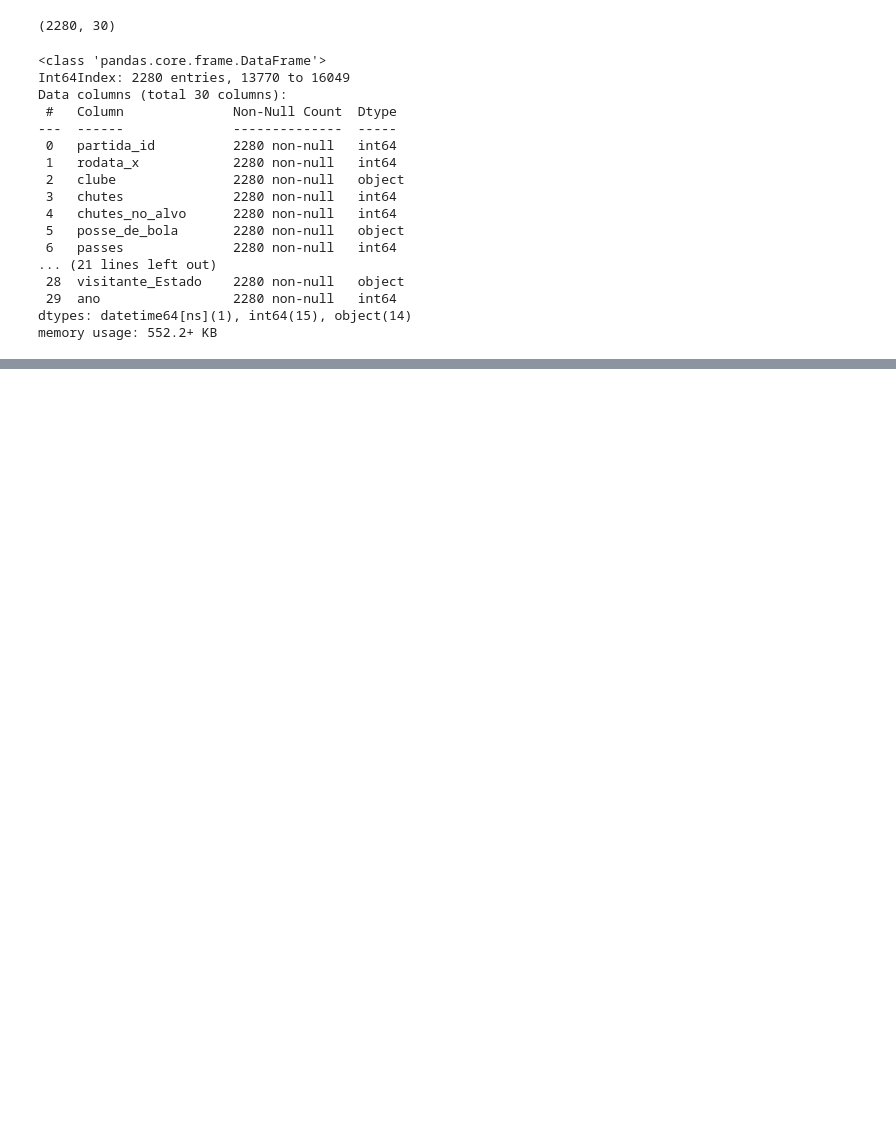
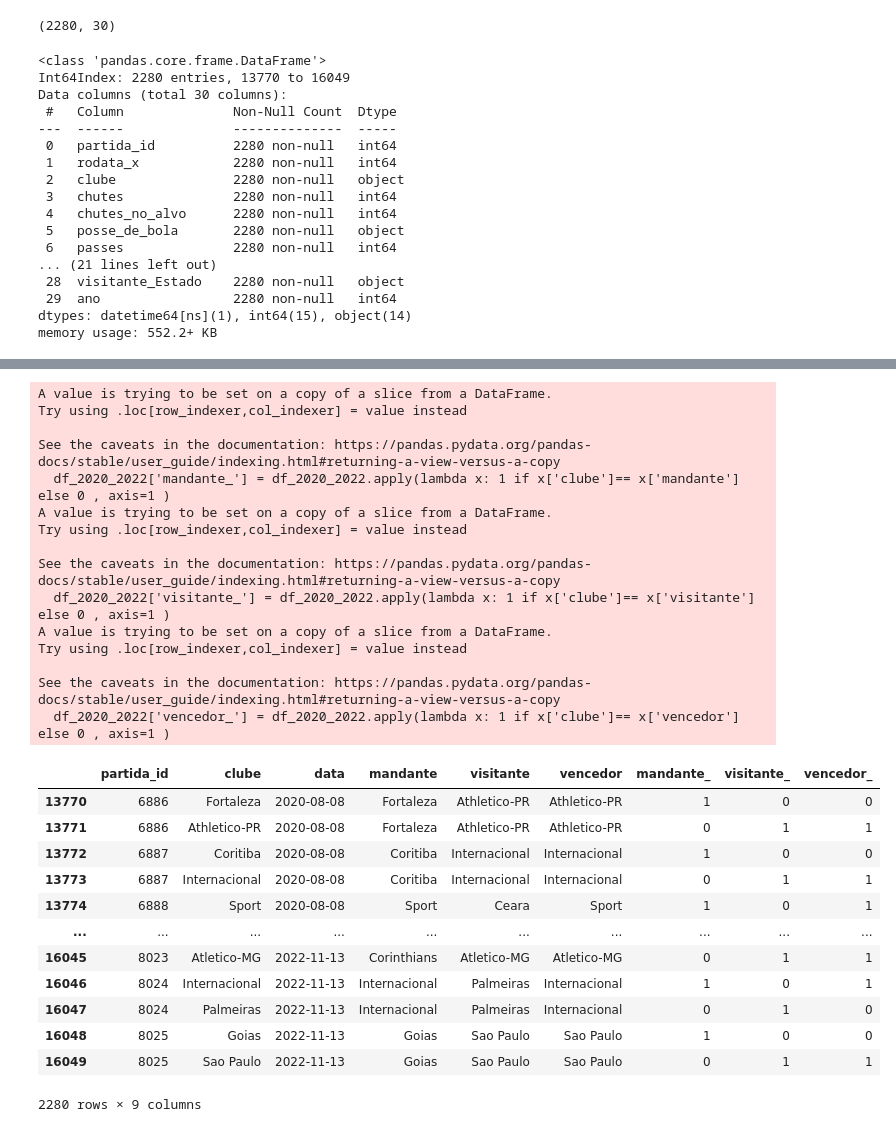
Before and after one commit to vbddinho/puc_minas_machine, a Jupyter notebook: plano3.ipynb, the cells around one changed output, grey strips where cells are left out. Saved outputs shown, nothing was run; the diff lists cells and outputs as text; code cells hidden in the pictures; blank space fills up the shorter version.

```diff
--- a/plano3.ipynb
+++ b/plano3.ipynb
@@ -126,0 +151,42 @@ array([2020, 2021, 2022])
+# %%
+#df_2020_2022.loc[(df_2020_2022['mandante']==df_2020_2022['clube']),'mandante_']=0
+def SetMandanteVisitante(clube,mandante):
+  if (clube == mandante):
+    return 1
+  else:
+    return 0
+
+df_2020_2022['mandante_'] = df_2020_2022.apply(lambda x: 1 if x['clube']== x['mandante'] else 0 , axis=1 )
+df_2020_2022['visitante_'] = df_2020_2022.apply(lambda x: 1 if x['clube']== x['visitante'] else 0 , axis=1 )
+df_2020_2022['vencedor_'] = df_2020_2022.apply(lambda x: 1 if x['clube']== x['vencedor'] else 0 , axis=1 )
+
+df_2020_2022[['partida_id','clube','data','mandante','visitante','vencedor','mandante_','visitante_','vencedor_']]
+# %% [output]
+A value is trying to be set on a copy of a slice from a DataFrame.
+Try using .loc[row_indexer,col_indexer] = value instead
+
+See the caveats in the documentation: https://pandas.pydata.org/pandas-docs/stable/user_guide/indexing.html#returning-a-view-versus-a-copy
+  df_2020_2022['mandante_'] = df_2020_2022.apply(lambda x: 1 if x['clube']== x['mandante'] else 0 , axis=1 )
+A value is trying to be set on a copy of a slice from a DataFrame.
+Try using .loc[row_indexer,col_indexer] = value instead
+
+See the caveats in the documentation: https://pandas.pydata.org/pandas-docs/stable/user_guide/indexing.html#returning-a-view-versus-a-copy
+  df_2020_2022['visitante_'] = df_2020_2022.apply(lambda x: 1 if x['clube']== x['visitante'] else 0 , axis=1 )
+A value is trying to be set on a copy of a slice from a DataFrame.
+Try using .loc[row_indexer,col_indexer] = value instead
+
+See the caveats in the documentation: https://pandas.pydata.org/pandas-docs/stable/user_guide/indexing.html#returning-a-view-versus-a-copy
+  df_2020_2022['vencedor_'] = df_2020_2022.apply(lambda x: 1 if x['clube']== x['vencedor'] else 0 , axis=1 )
+|  | partida_id | clube | data | mandante | visitante | vencedor | mandante_ | visitante_ | vencedor_ |
+| 13770 | 6886 | Fortaleza | 2020-08-08 | Fortaleza | Athletico-PR | Athletico-PR | 1 | 0 | 0 |
+| 13771 | 6886 | Athletico-PR | 2020-08-08 | Fortaleza | Athletico-PR | Athletico-PR | 0 | 1 | 1 |
+| 13772 | 6887 | Coritiba | 2020-08-08 | Coritiba | Internacional | Internacional | 1 | 0 | 0 |
+| 13773 | 6887 | Internacional | 2020-08-08 | Coritiba | Internacional | Internacional | 0 | 1 | 1 |
+| 13774 | 6888 | Sport | 2020-08-08 | Sport | Ceara | Sport | 1 | 0 | 1 |
+| ... | ... | ... | ... | ... | ... | ... | ... | ... | ... |
+| 16045 | 8023 | Atletico-MG | 2022-11-13 | Corinthians | Atletico-MG | Atletico-MG | 0 | 1 | 1 |
+| 16046 | 8024 | Internacional | 2022-11-13 | Internacional | Palmeiras | Internacional | 1 | 0 | 1 |
+| 16047 | 8024 | Palmeiras | 2022-11-13 | Internacional | Palmeiras | Internacional | 0 | 1 | 0 |
+| 16048 | 8025 | Goias | 2022-11-13 | Goias | Sao Paulo | Sao Paulo | 1 | 0 | 0 |
+| 16049 | 8025 | Sao Paulo | 2022-11-13 | Goias | Sao Paulo | Sao Paulo | 0 | 1 | 1 |
+2280 rows × 9 columns
```
Also changed, not shown: parts of 4 cells of this notebook.
